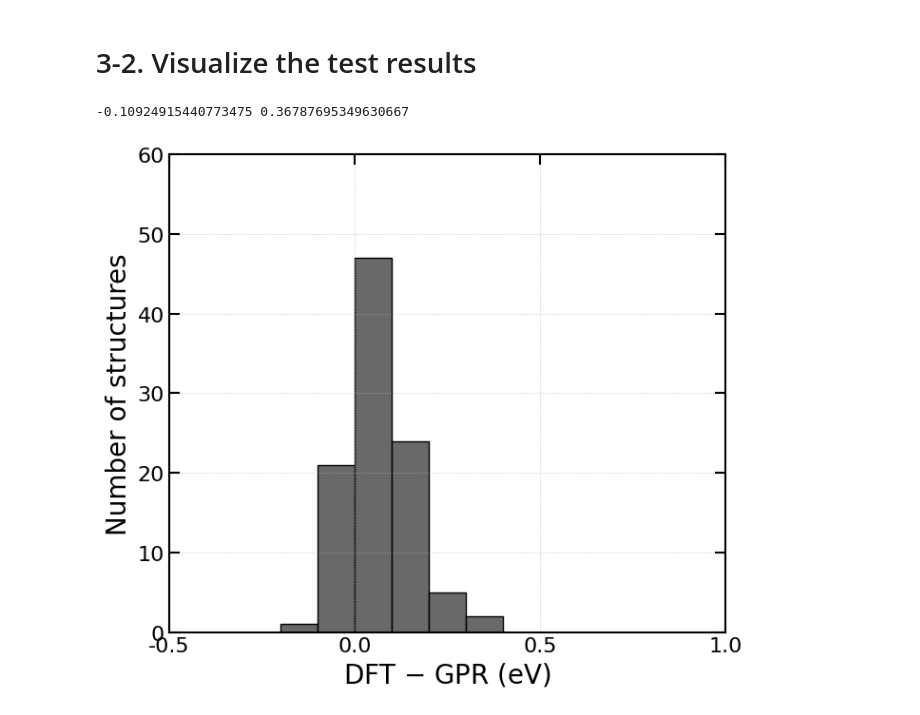
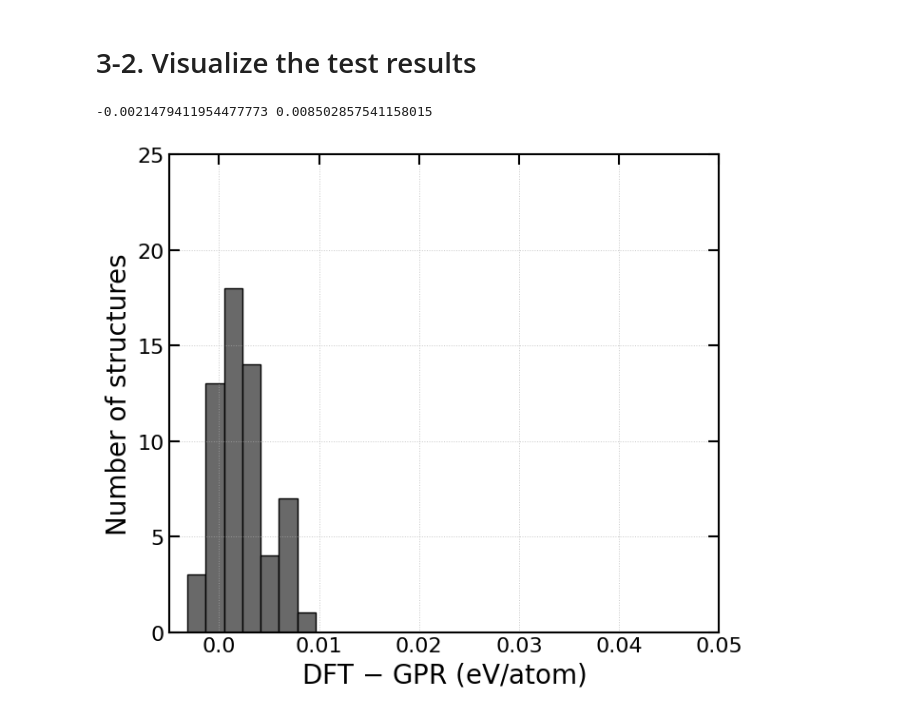
Before and after one commit to atomisticnet/aenet-gpr, a Jupyter notebook: tutorial/aenet_gpr_tutorial_3_Li-EC.ipynb, the cells around one changed output. Saved outputs shown, nothing was run; the diff lists cells and outputs as text; code cells hidden in the pictures.

```diff
--- a/tutorial/aenet_gpr_tutorial_3_Li-EC.ipynb
+++ b/tutorial/aenet_gpr_tutorial_3_Li-EC.ipynb
@@ -214,24 +214,22 @@ font_tick = {'size': 16, 'color': 'black'}
 
 
 # The second plot
-counts, bins = np.histogram(diff, bins=30, range=(-0.5, 2.5))
+counts, bins = np.histogram(diff_per_atom, bins=30, range=(-0.005, 0.05))
 
 ax2.hist(bins[:-1], bins, weights=counts, facecolor='dimgray', alpha=1.0, edgecolor='black')
 
-ax2.set_xlabel("DFT $-$ GPR (eV)", fontdict=font_x)
-ax2.set_xlim([-0.5, 1.0])
-x_labels = [round(label, 1) for label in ax2.get_xticks()]
-x_labels = [-0.5, 0.0, 0.5, 1.0]
+ax2.set_xlabel("DFT $-$ GPR (eV/atom)", fontdict=font_x)
+ax2.set_xlim([-0.005, 0.05])
+x_labels = [round(label, 2) for label in ax2.get_xticks()]
 ax2.set_xticks(x_labels)
-ax2.set_xlim([-0.5, 1.0])
+ax2.set_xlim([-0.005, 0.05])
 ax2.set_xticklabels(x_labels, fontdict=font_tick)
 
 ax2.set_ylabel("Number of structures", fontdict=font_y)
-ax2.set_ylim([0, 60])
+ax2.set_ylim([0, 25])
 y_labels = [int(label) for label in ax2.get_yticks()]
-# y_labels = [0, 20, 40, 60, 80, 100]
 ax2.set_yticks(y_labels)
-ax2.set_ylim([0, 60])
+ax2.set_ylim([0, 25])
 ax2.set_yticklabels(y_labels, fontdict=font_tick)
 
 [x.set_linewidth(1.5) for x in ax2.spines.values()]
@@ -324,49 +328,47 @@ force_test_gpr = np.load("./force_test_gpr.npy")
 force_test_reference = np.load("./force_test_reference.npy")
 uncertainty_test_gpr = np.load("./uncertainty_test_gpr.npy")
 # %%
-diff = energy_test_reference - energy_test_gpr
+diff_per_atom = (energy_test_reference - energy_test_gpr) / 46
 
-print(diff.min(), diff.max())
+print(diff_per_atom.min(), diff_per_atom.max())
 # %% [output]
--0.10924915440773475 0.36787695349630667
+-0.0021479411954477773 0.008502857541158015
 # %%
 fig = plt.figure(figsize=(7, 6))
 ax2 = fig.subplots()
 
 font_x = {'size': 20, 'color': 'black'}
 font_y = {'size': 20, 'color': 'black'}
 font_tick = {'size': 16, 'color': 'black'}
 
 
 # The second plot
-counts, bins = np.histogram(diff, bins=30, range=(-0.5, 2.5))
+counts, bins = np.histogram(diff_per_atom, bins=30, range=(-0.005, 0.05))
 
 ax2.hist(bins[:-1], bins, weights=counts, facecolor='dimgray', alpha=1.0, edgecolor='black')
 
-ax2.set_xlabel("DFT $-$ GPR (eV)", fontdict=font_x)
-ax2.set_xlim([-0.5, 1.0])
-x_labels = [round(label, 1) for label in ax2.get_xticks()]
-x_labels = [-0.5, 0.0, 0.5, 1.0]
+ax2.set_xlabel("DFT $-$ GPR (eV/atom)", fontdict=font_x)
+ax2.set_xlim([-0.005, 0.05])
+x_labels = [round(label, 2) for label in ax2.get_xticks()]
 ax2.set_xticks(x_labels)
-ax2.set_xlim([-0.5, 1.0])
+ax2.set_xlim([-0.005, 0.05])
 ax2.set_xticklabels(x_labels, fontdict=font_tick)
 
 ax2.set_ylabel("Number of structures", fontdict=font_y)
-ax2.set_ylim([0, 60])
+ax2.set_ylim([0, 25])
 y_labels = [int(label) for label in ax2.get_yticks()]
-# y_labels = [0, 20, 40, 60, 80, 100]
 ax2.set_yticks(y_labels)
-ax2.set_ylim([0, 60])
+ax2.set_ylim([0, 25])
 ax2.set_yticklabels(y_labels, fontdict=font_tick)
 
 [x.set_linewidth(1.5) for x in ax2.spines.values()]
 ax2.tick_params(bottom=False, top=True, left=True, right=True)
 ax2.tick_params(labelbottom=True, labeltop=False, labelleft=True, labelright=False)
 ax2.tick_params(direction='in', length=8, width=1.5)
 
 ax2.grid(True, which='both', linestyle=':', linewidth=0.7, alpha=0.7)
 
 fig.tight_layout()
 plt.show()
 # %% [output]
-[figure, old version]
+[figure, new version]
```
Also changed, not shown: parts of 13 cells of this notebook, 3 other files.
